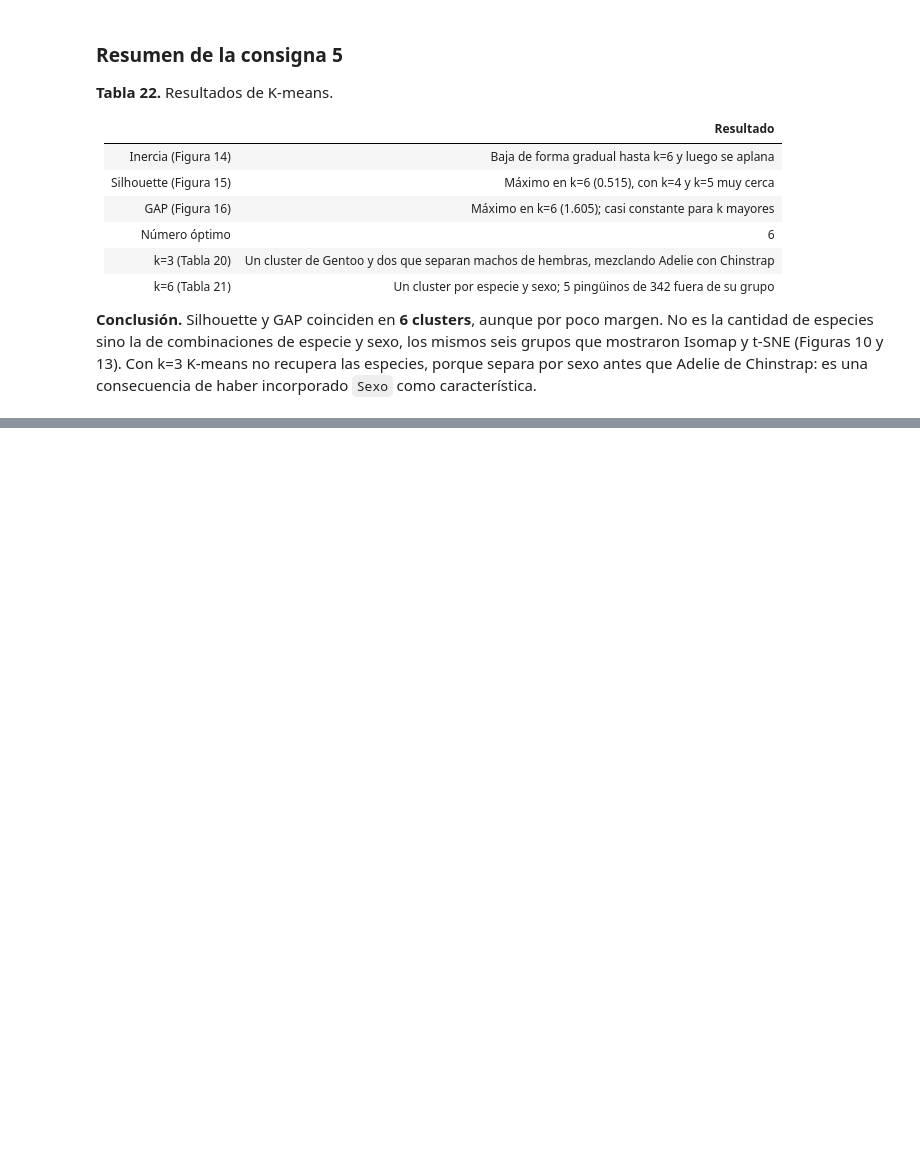
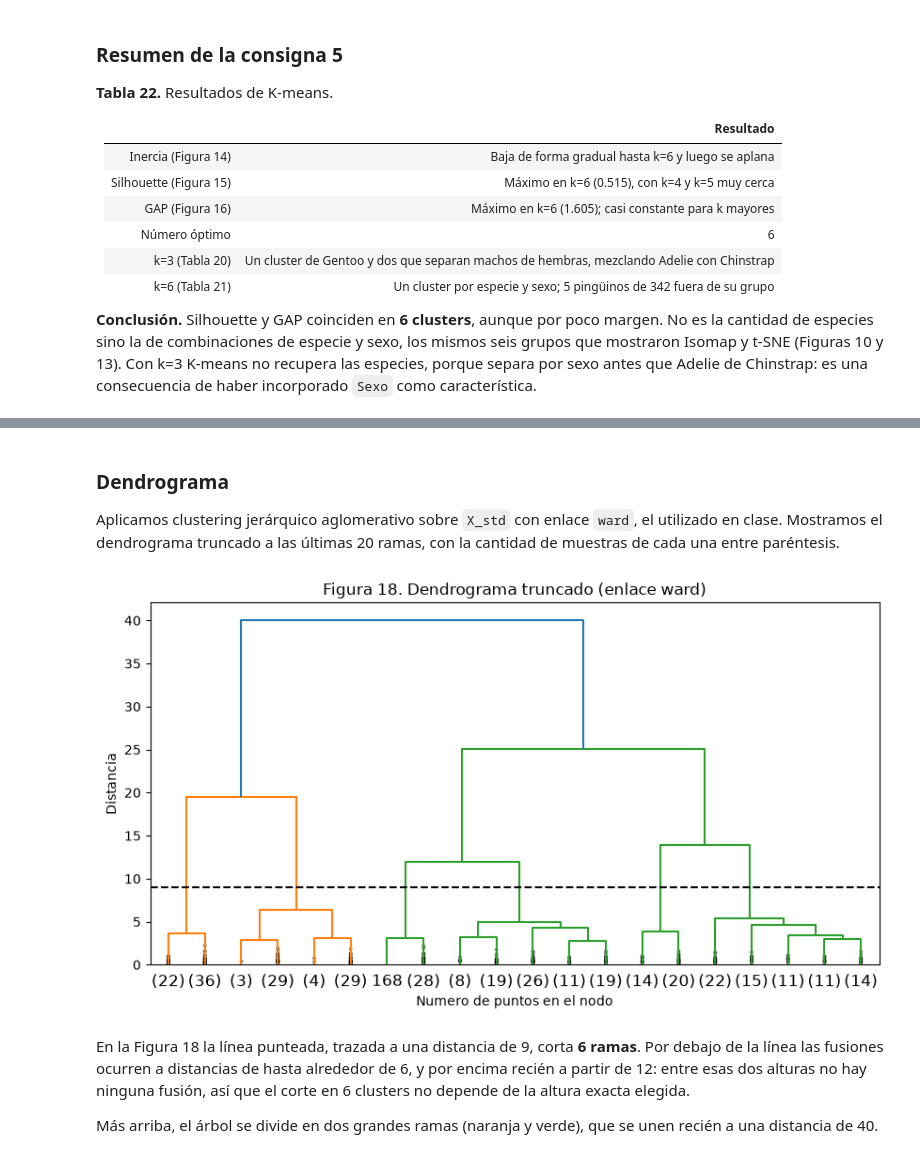
Before and after one commit to frankoespa/tuia-mineria-de-datos, a Jupyter notebook: tp1/tp1_mineria_renna_esparza.ipynb, the cells around one changed output, grey strips where cells are left out. Drawn from its saved outputs; the diff is of its cells as text; code cells hidden in the pictures; blank space fills up the shorter version.

```diff
--- a/tp1/tp1_mineria_renna_esparza.ipynb
+++ b/tp1/tp1_mineria_renna_esparza.ipynb
@@ -1311,0 +1323,22 @@ Cada centroide se ubica dentro de la nube de su cluster. Los dos clusters de una
+# %% [markdown]
+### Dendrograma
+
+Aplicamos clustering jerárquico aglomerativo sobre `X_std` con enlace `ward`, el utilizado en clase. Mostramos el dendrograma truncado a las últimas 20 ramas, con la cantidad de muestras de cada una entre paréntesis.
+# %%
+Z = linkage(X_std, "ward")
+# %%
+# Dibuja un dendrograma truncado (solo muestra las últimas p hojas)
+plt.figure(figsize=(10, 5))
+dendrogram(Z, truncate_mode='lastp', p=20, show_leaf_counts=True,
+           show_contracted=True)
+plt.axhline(y=9, c='k', linestyle='dashed')
+plt.xlabel("Numero de puntos en el nodo")
+plt.ylabel("Distancia")
+plt.title("Figura 18. Dendrograma truncado (enlace ward)")
+plt.show()
+# %% [output]
+[figure, added]
+# %% [markdown]
+En la Figura 18 la línea punteada, trazada a una distancia de 9, corta **6 ramas**. Por debajo de la línea las fusiones ocurren a distancias de hasta alrededor de 6, y por encima recién a partir de 12: entre esas dos alturas no hay ninguna fusión, así que el corte en 6 clusters no depende de la altura exacta elegida.
+
+Más arriba, el árbol se divide en dos grandes ramas (naranja y verde), que se unen recién a una distancia de 40.
```
Also changed, not shown: parts of 25 cells of this notebook, 2 other files.
